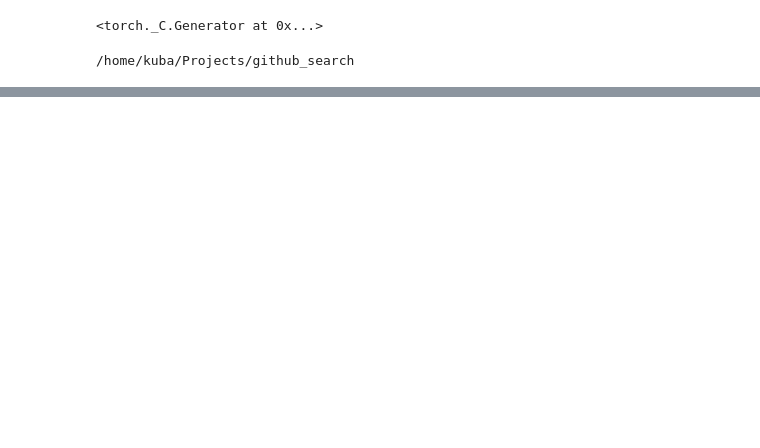
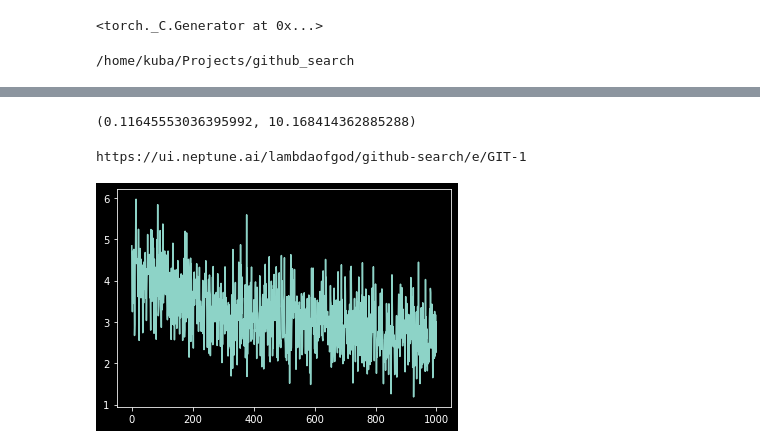
Before and after one commit to lambdaofgod/github_search, a Jupyter notebook: notebooks/Import2Vec model.ipynb, the cells around one changed output, grey strips where cells are left out. Cells and saved outputs as stored; diff of their text form; code cells hidden in the pictures; blank space fills up the shorter version.

Commit message:
experiment metrics with neptune

```diff
--- a/notebooks/Import2Vec model.ipynb
+++ b/notebooks/Import2Vec model.ipynb
@@ -108,0 +198,2 @@ import2vec = Import2VecModeler(import_dataset.vocabulary_size, embedding_dim)
+# %%
+import_dataset = TokenDataset(import_corpus)
@@ -109,4 +202,6 @@ import2vec = Import2VecModeler(import_dataset.vocabulary_size, embedding_dim)
+# %%
+token2vec_modeler = Token2VecModeler(import_dataset, embedding_dim)
 # %%
-n_iterations = 5000
+n_iterations = 1000
 n_positive_imports = 32
 # %%
@@ -139,0 +211,4 @@ plt.plot(losses)
+# %%
+sampled_files_ratio, sampled_tokens_ratio
+# %% [output]
+(0.11645553036395992, 10.168414362885288)
@@ -139,0 +222,10 @@ plt.plot(losses)
+# %%
+neptune_util.init_neptune('import2vec', params=hyperparameters)
+# %% [output]
+https://ui.neptune.ai/lambdaofgod/github-search/e/GIT-1
+# %%
+history = token2vec_modeler.fit(n_positive_imports, n_iterations, lr=0.001)
+# %%
+plt.plot(history['train_loss']);
+# %% [output]
+[figure, added]
```
Also changed, not shown: parts of 27 cells of this notebook, 1 other file.
